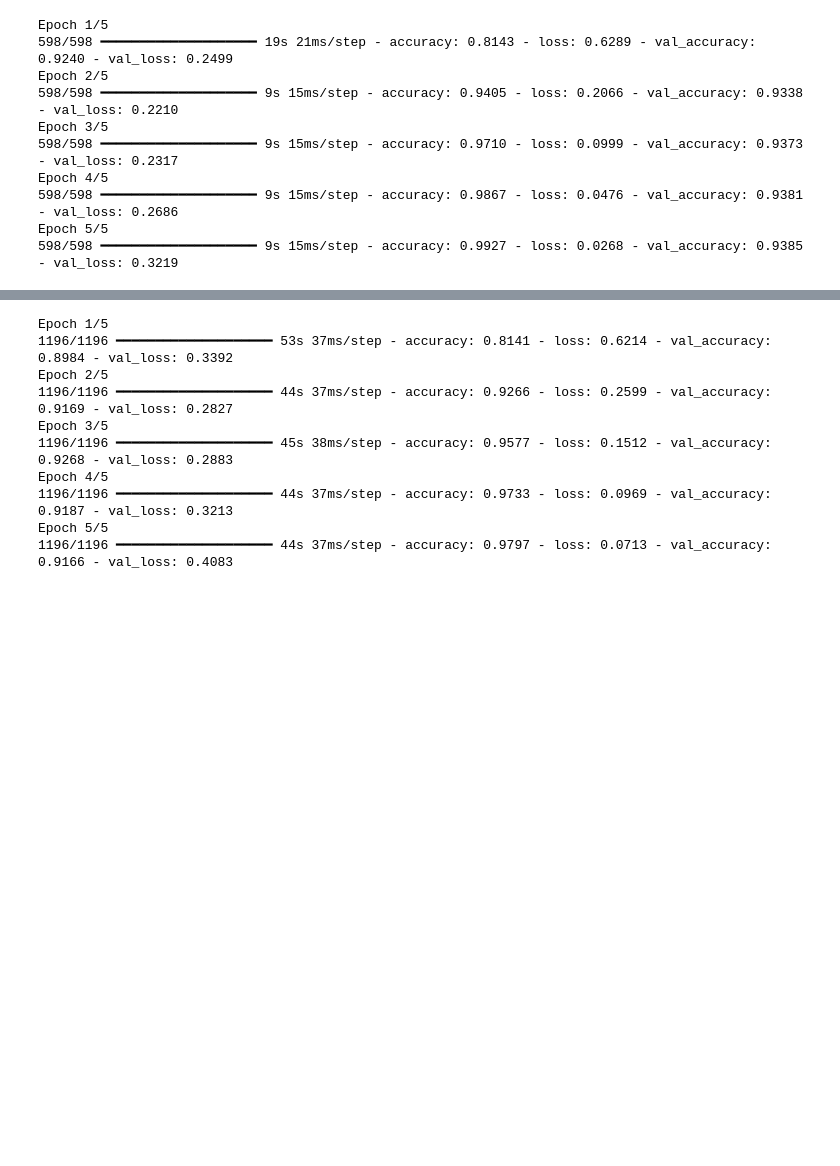
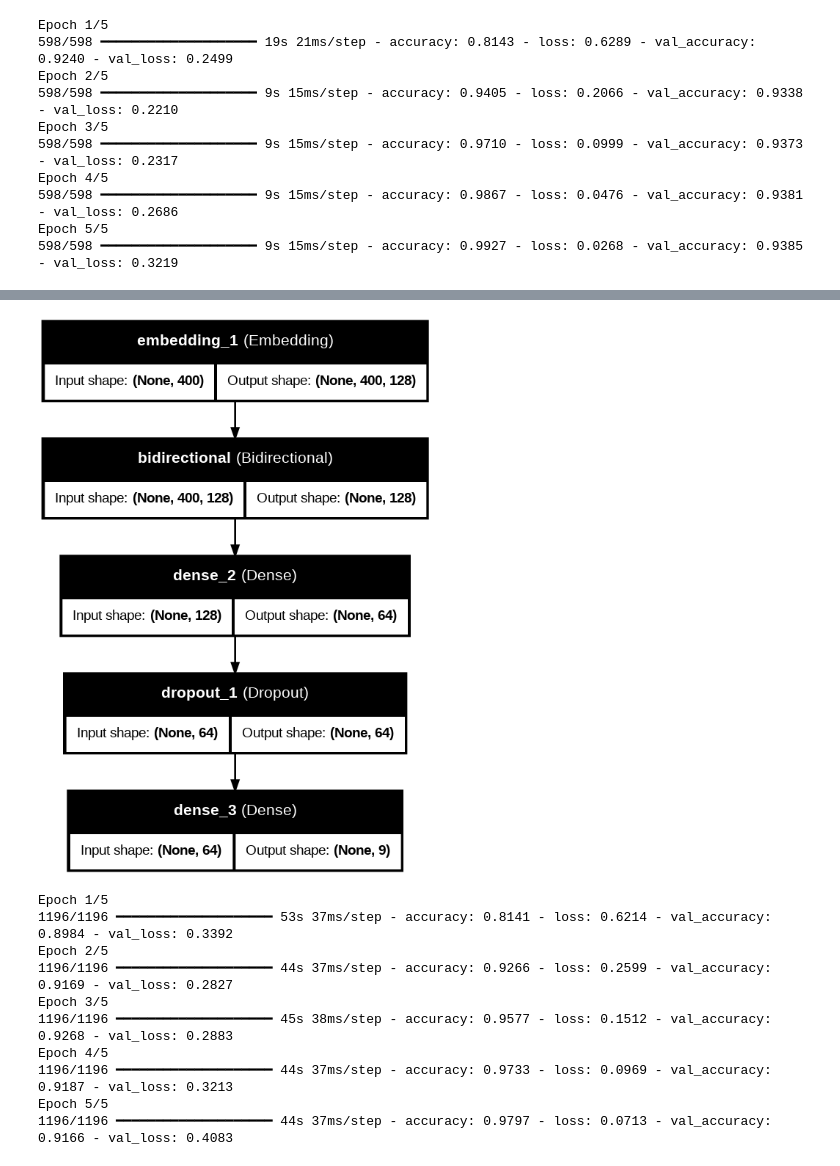
Before and after one commit to mahmudscode/NLP_work, a Jupyter notebook: NLP_WORK.ipynb, the cells around one changed output, grey strips where cells are left out. Saved outputs shown, nothing was run; the diff lists cells and outputs as text; code cells hidden in the pictures; blank space fills up the shorter version.

```diff
--- a/NLP_WORK.ipynb
+++ b/NLP_WORK.ipynb
@@ -307,3 +377,20 @@ bilstm_model.compile(
+# %%
+import tensorflow as tf
+from IPython.display import Image
+
+# Plot the BiLSTM model architecture
+tf.keras.utils.plot_model(
+    bilstm_model,
+    to_file='bilstm_model_architecture.png',
+    show_shapes=True,
+    show_layer_names=True,
+    dpi=96
+)
+
+# Display the image
+Image(filename='bilstm_model_architecture.png')
+# %% [output]
+[figure, added]
 # %%
 bilstm_history = bilstm_model.fit(
     X_train_pad,
```
Also changed, not shown: parts of 5 cells of this notebook.
